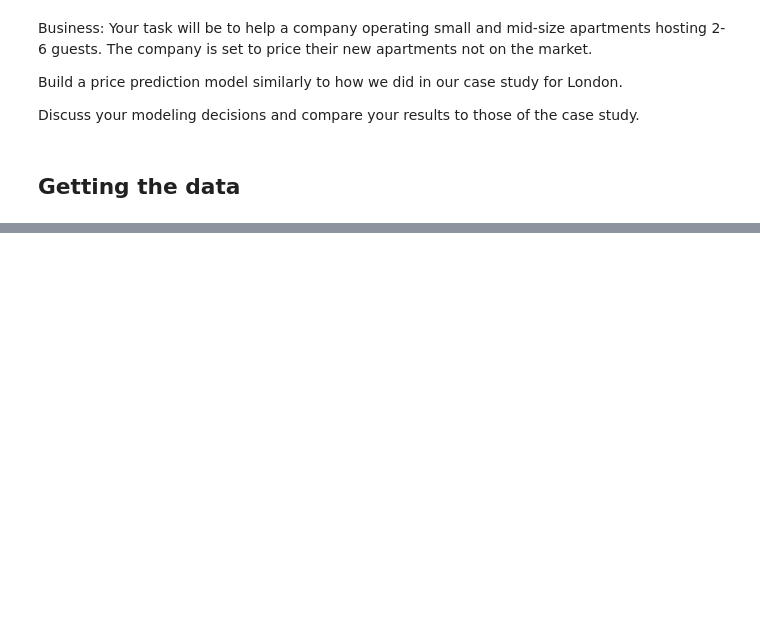
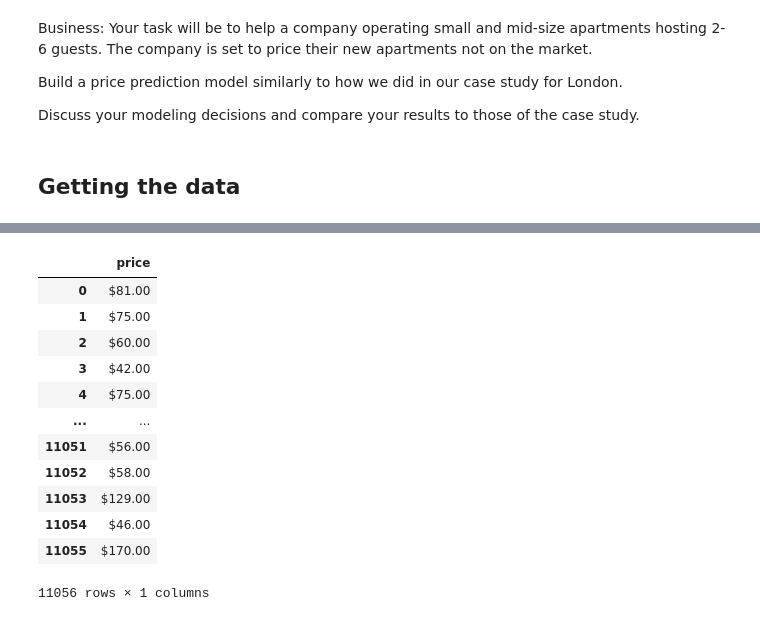
Before and after one commit to malikiscoding/prediction-with-ml, a Jupyter notebook: ps2/ps2.ipynb, the cells around one changed output, grey strips where cells are left out. Cells and saved outputs as stored; diff of their text form; code cells hidden in the pictures; blank space fills up the shorter version.

```diff
--- a/ps2/ps2.ipynb
+++ b/ps2/ps2.ipynb
@@ -22,0 +82,18 @@ pwd
+# %%
+target = ['price']
+# %%
+df[target]
+# %% [output]
+|  | price |
+| 0 | $81.00 |
+| 1 | $75.00 |
+| 2 | $60.00 |
+| 3 | $42.00 |
+| 4 | $75.00 |
+| ... | ... |
+| 11051 | $56.00 |
+| 11052 | $58.00 |
+| 11053 | $129.00 |
+| 11054 | $46.00 |
+| 11055 | $170.00 |
+11056 rows × 1 columns
```
Also changed, not shown: parts of 12 cells of this notebook.
